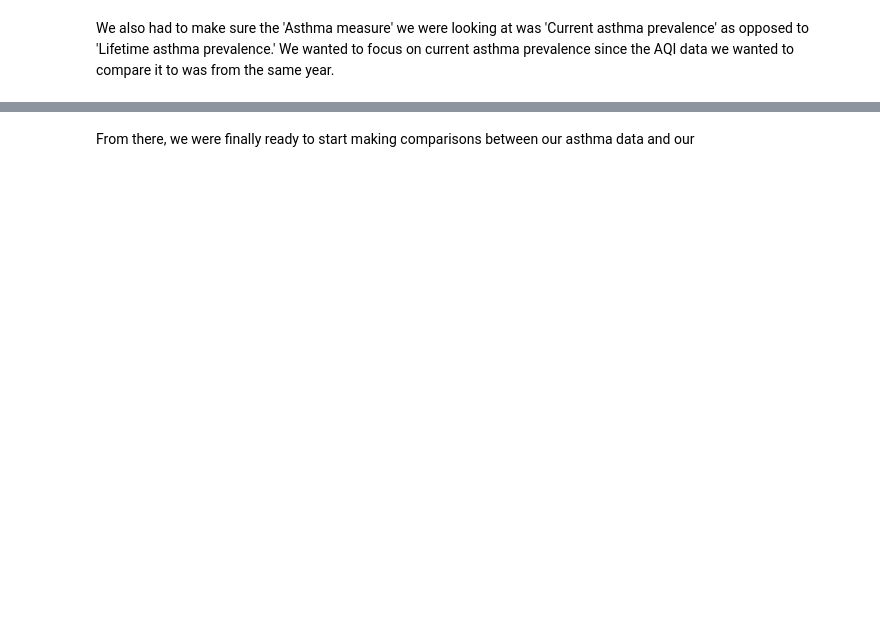
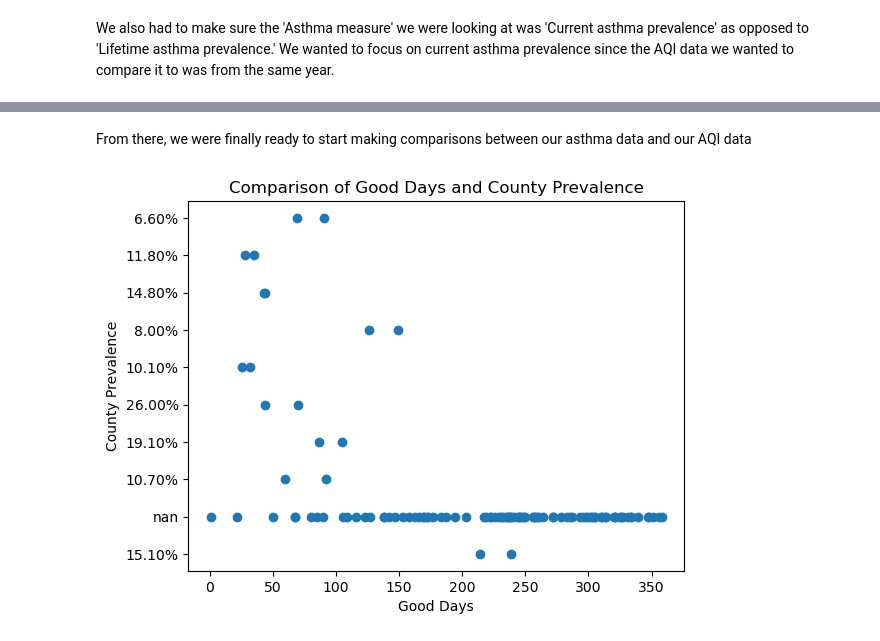
Before and after one commit to ENVS110a-SP23/group5-project, a Jupyter notebook: DataVisualization.ipynb, the cells around one changed output, grey strips where cells are left out. Cells and saved outputs as stored; diff of their text form; code cells hidden in the pictures; blank space fills up the shorter version.

Commit message:
Worked on data visualization; got stuck making scatterplot

```diff
--- a/DataVisualization.ipynb
+++ b/DataVisualization.ipynb
@@ -111,0 +110,14 @@ All ages
+# %%
+asthmaAQI_017 = asthmaAQI.loc[asthmaAQI['Group']=='0 17 years',:].reset_index(drop=True)
+asthmaAQI_18up = asthmaAQI.loc[asthmaAQI['Group']=='18+ years',:].reset_index(drop=True)
+asthmaAQI_04 = asthmaAQI.loc[asthmaAQI['Group']=='0 4 years',:].reset_index(drop=True)
+asthmaAQI_517 = asthmaAQI.loc[asthmaAQI['Group']=='5 17 years',:].reset_index(drop=True)
+asthmaAQI_1864 = asthmaAQI.loc[asthmaAQI['Group']=='18 64 years',:].reset_index(drop=True)
+asthmaAQI_65up = asthmaAQI.loc[asthmaAQI['Group']=='65+ years',:].reset_index(drop=True)
+
+print(asthmaAQI_017['Group'])
+print(asthmaAQI_18up['Group'])
+print(asthmaAQI_04['Group'])
+print(asthmaAQI_517['Group'])
+print(asthmaAQI_1864['Group'])
+print(asthmaAQI_65up['Group'])
@@ -112,2 +142,12 @@ All ages
 # %% [markdown]
 We also had to make sure the 'Asthma measure' we were looking at was 'Current asthma prevalence' as opposed to 'Lifetime asthma prevalence.' We wanted to focus on current asthma prevalence since the AQI data we wanted to compare it to was from the same year.
+# %%
+asthmaAQI_017_2015 = asthmaAQI_017[asthmaAQI_017["Asthma measure"].str.contains("Current asthma prevalence")]
+asthmaAQI_18up_2015 = asthmaAQI_18up[asthmaAQI_18up["Asthma measure"].str.contains("Current asthma prevalence")]
+asthmaAQI_04_2015 = asthmaAQI_04[asthmaAQI_04["Asthma measure"].str.contains("Current asthma prevalence")]
+asthmaAQI_517_2015 = asthmaAQI_517[asthmaAQI_517["Asthma measure"].str.contains("Current asthma prevalence")]
+asthmaAQI_18up_2015 = asthmaAQI_18up[asthmaAQI_18up["Asthma measure"].str.contains("Current asthma prevalence")]
+asthmaAQI_1864_2015 = asthmaAQI_1864[asthmaAQI_1864["Asthma measure"].str.contains("Current asthma prevalence")]
+asthmaAQI_65up_2015 = asthmaAQI_65up[asthmaAQI_65up["Asthma measure"].str.contains("Current asthma prevalence")]
+
+asthmaAQI_017_2015
@@ -113,0 +170,8 @@ We also had to make sure the 'Asthma measure' we were looking at was 'Current as
+# %%
+aa17 = asthmaAQI_017_2015.replace('Not available', np.NaN)
+aa18 = asthmaAQI_18up_2015.replace('Not available', np.NaN)
+aa04 = asthmaAQI_04_2015.replace('Not available', np.NaN)
+aa517 = asthmaAQI_517_2015.replace('Not available', np.NaN)
+aa18up = asthmaAQI_18up_2015.replace('Not available', np.NaN)
+aa1864 = asthmaAQI_1864_2015.replace('Not available', np.NaN)
+aa65up = asthmaAQI_65up_2015.replace('Not available', np.NaN)
@@ -114,2 +191,2 @@ We also had to make sure the 'Asthma measure' we were looking at was 'Current as
 # %% [markdown]
-From there, we were finally ready to start making comparisons between our asthma data and our
+From there, we were finally ready to start making comparisons between our asthma data and our AQI data
@@ -121,0 +193,13 @@ From there, we were finally ready to start making comparisons between our asthma
+# %%
+#I kept getting an error message that said county prevalance needs to be a string
+#County prevalence is written as a percentage, which I think is what is causing the problem?
+#I converted the values to strings, but that's getting weird results because the percentages are not in order
+#Also would like to remove NaN values from scatterplot
+
+plt.scatter(aa17["Good Days"], aa17["County prevalence"].astype(str))
+plt.xlabel("Good Days")
+plt.ylabel("County Prevalence")
+plt.title("Comparison of Good Days and County Prevalence")
+plt.show()
+# %% [output]
+[figure, added]
```
Also changed, not shown: parts of 6 cells of this notebook.
